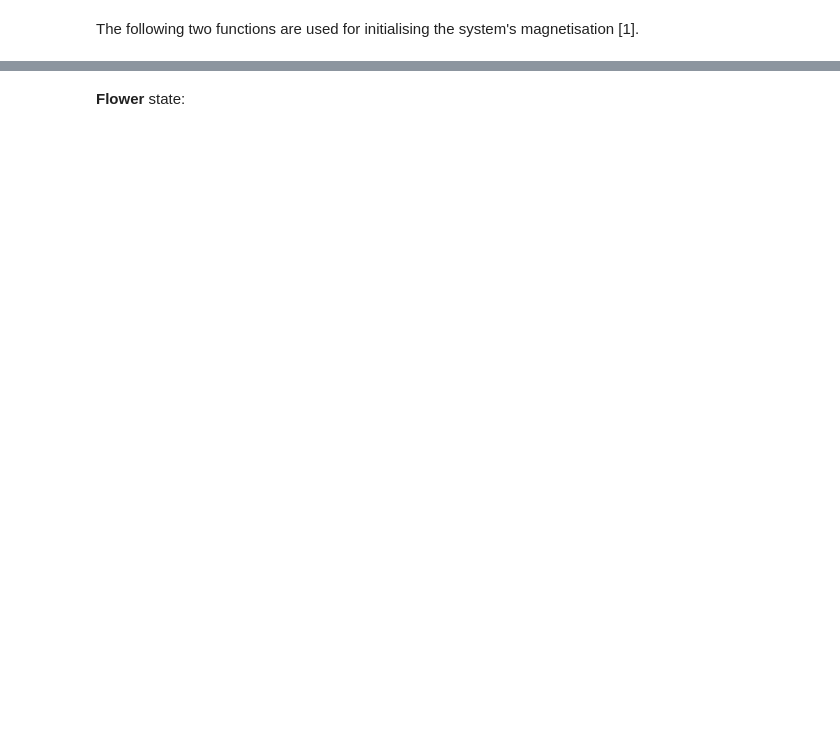
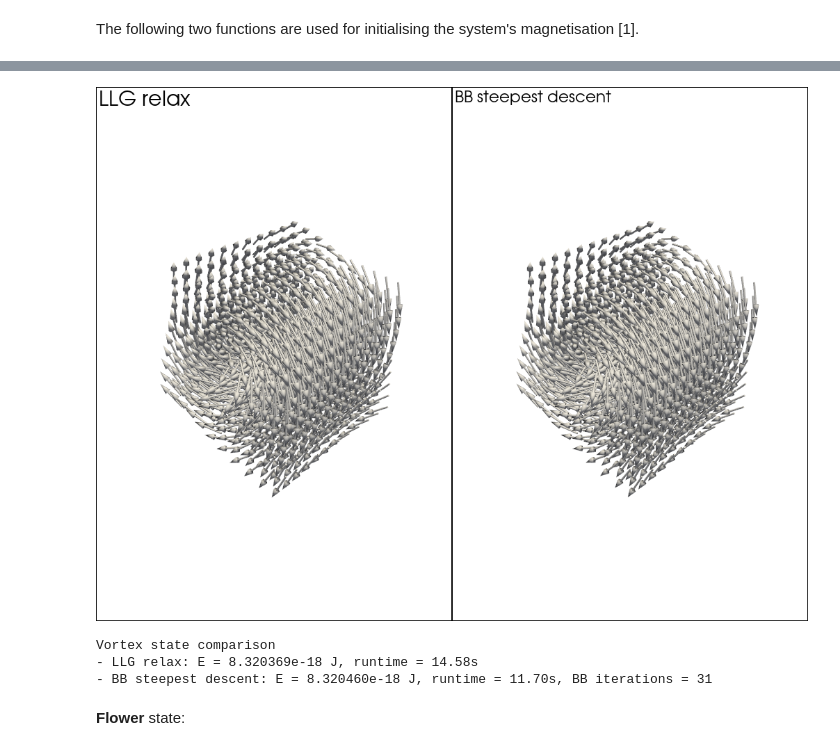
Before and after one commit to DavidLanders95/NeuralMagFork, a Jupyter notebook: docs/examples/standard-problem-3.ipynb, the cells around one changed output, grey strips where cells are left out. Saved outputs shown, nothing was run; the diff lists cells and outputs as text; code cells hidden in the pictures; blank space fills up the shorter version.

```diff
--- a/docs/examples/standard-problem-3.ipynb
+++ b/docs/examples/standard-problem-3.ipynb
@@ -118,0 +243,4 @@ p.show()
+# %%
+vortex_images = compare_state_images(8, m_init_vortex, "vortex")
+print_state_image_summary("Vortex", vortex_images)
+# %% [output]
@@ -119,2 +264,6 @@ p.show()
+[figure, added]
+Vortex state comparison
+- LLG relax: E = 8.320369e-18 J, runtime = 14.58s
+- BB steepest descent: E = 8.320460e-18 J, runtime = 11.70s, BB iterations = 31
 # %% [markdown]
 **Flower** state:
```
Also changed, not shown: parts of 17 cells of this notebook, 21 other files.
